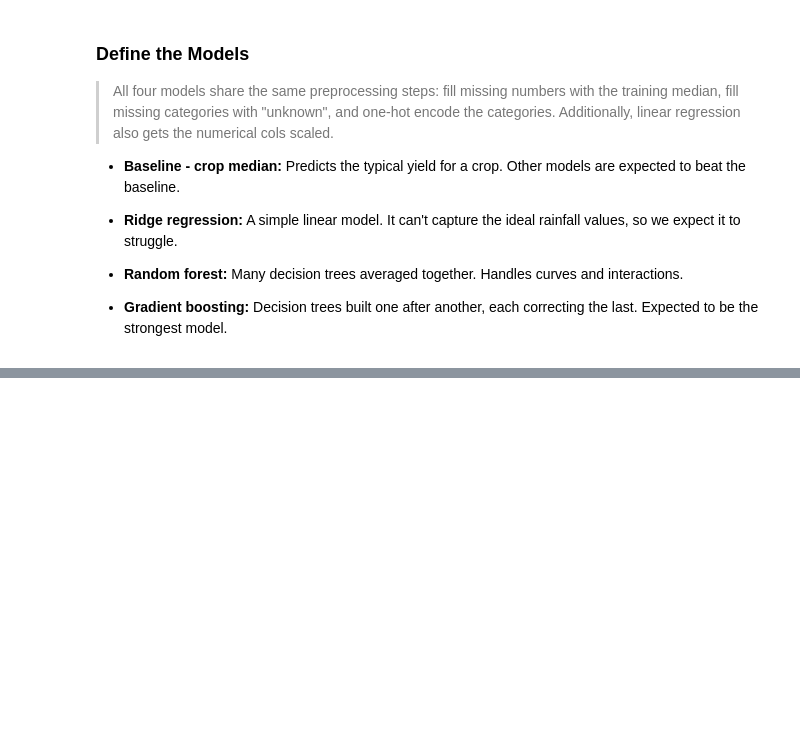
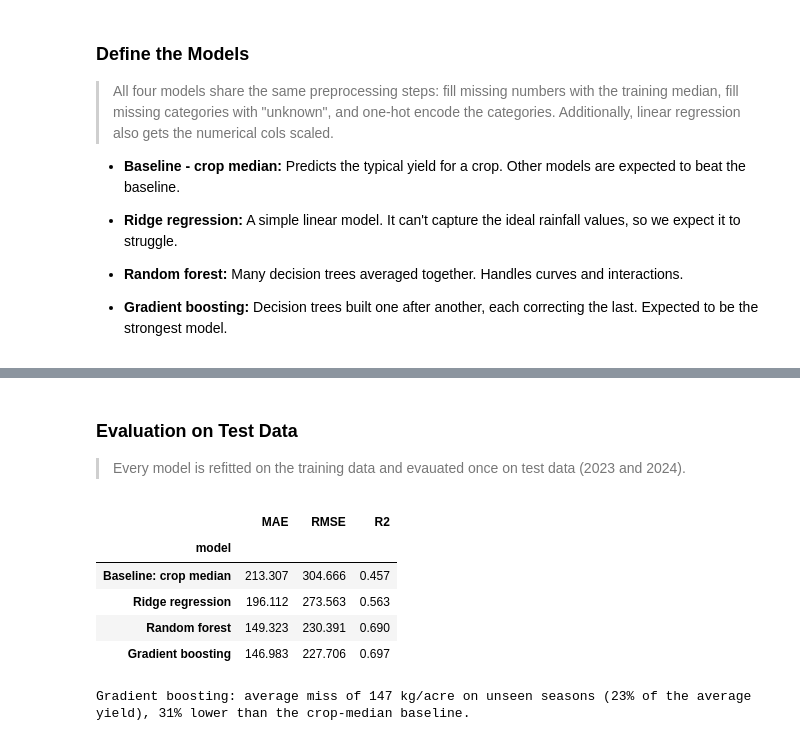
Before and after one commit to edi-kanyua/Predictive-Modeling-in-Agriculture, a Jupyter notebook: Yield_Model.ipynb, the cells around one changed output, grey strips where cells are left out. Saved outputs shown, nothing was run; the diff lists cells and outputs as text; code cells hidden in the pictures; blank space fills up the shorter version.

```diff
--- a/Yield_Model.ipynb
+++ b/Yield_Model.ipynb
@@ -138,0 +203,16 @@ Target dimensions: (2996,) (1455,)
+# %%
+# Cross-validation
+cv = KFold(n_splits=5, shuffle=True, random_state=42)
+
+rows = []
+for name, model in models.items():
+    result = cross_validate(model, X_train, y_train, cv=cv,
+                         scoring=("neg_mean_absolute_error", "r2"), n_jobs=1)
+    rows.append({"model": name,
+                 "cv_mae_kg_per_acre": -result["test_neg_mean_absolute_error"].mean(),
+                 "cv_r2": result["test_r2"].mean()})
+
+cv_results = pd.DataFrame(rows).set_index("model").round(3)
+best_name = cv_results["cv_mae_kg_per_acre"].idxmin()
+print("Best model by cross-validated MAE:", best_name)
+cv_results
@@ -138,0 +227,38 @@ Target dimensions: (2996,) (1455,)
+# %% [markdown]
+### Evaluation on Test Data
+
+> Every model is refitted on the training data and evauated once on test data (2023 and 2024).
+# %%
+def score(y_true, y_pred):
+    return {"MAE": mean_absolute_error(y_true, y_pred),
+            "RMSE": mean_squared_error(y_true, y_pred) ** 0.5,
+            "R2": r2_score(y_true, y_pred)}
+
+fitted, test_rows = {}, []
+for name, model in models.items():
+    fitted[name] = model.fit(X_train, y_train)
+    test_rows.append({"model": name, **score(y_test, fitted[name].predict(X_test))})
+
+test_results = pd.DataFrame(test_rows).set_index("model").round(3)
+test_results
+# %% [output]
+|  | MAE | RMSE | R2 |
+| model |  |  |  |
+| Baseline: crop median | 213.307 | 304.666 | 0.457 |
+| Ridge regression | 196.112 | 273.563 | 0.563 |
+| Random forest | 149.323 | 230.391 | 0.690 |
+| Gradient boosting | 146.983 | 227.706 | 0.697 |
+# %%
+# Pick best model
+best_model = fitted[best_name]
+pred_test = best_model.predict(X_test)
+
+# Base model performance
+base = test_results.loc["Baseline: crop median", "MAE"]
+# Best model performance
+best = test_results.loc[best_name, "MAE"]
+print(f"{best_name}: average miss of {best:.0f} kg/acre on unseen seasons "
+      f"({best / y_test.mean():.0%} of the average yield), "
+      f"{1 - best / base:.0%} lower than the crop-median baseline.")
+# %% [output]
+Gradient boosting: average miss of 147 kg/acre on unseen seasons (23% of the average yield), 31% lower than the crop-median baseline.
```
Also changed, not shown: parts of 17 cells of this notebook.
